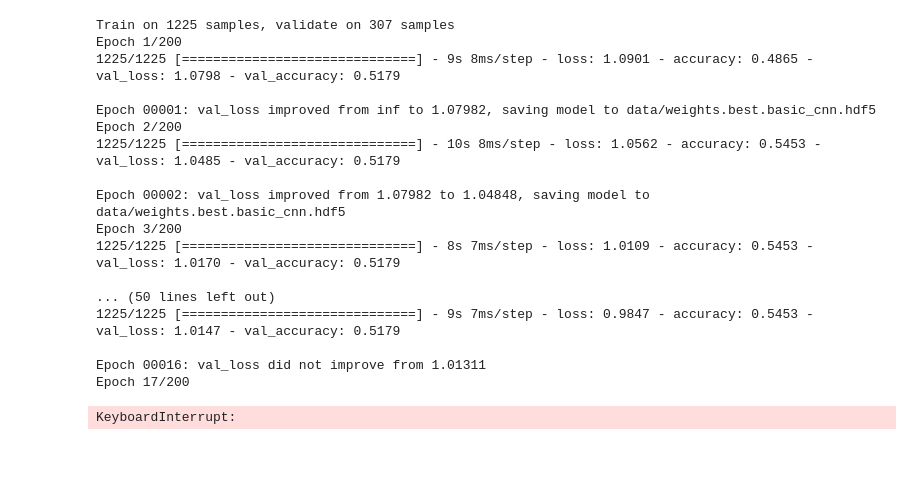
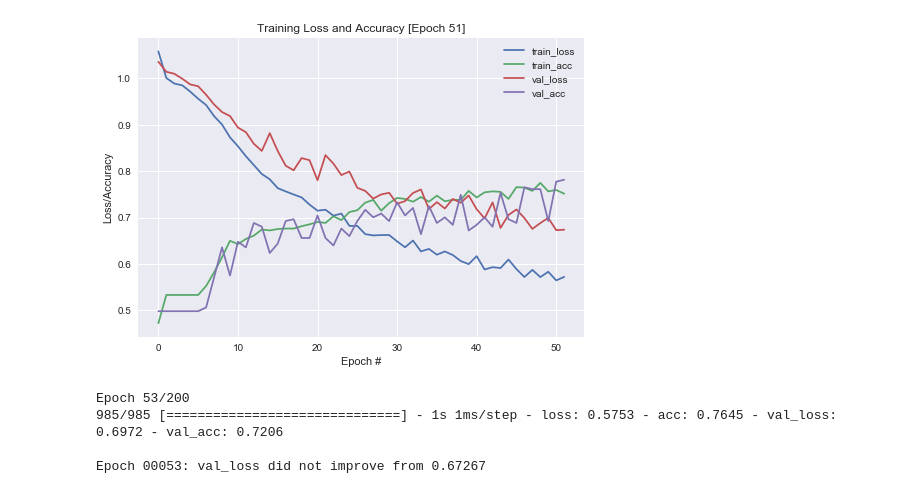
Before and after one commit to juancrescente/ia-litoral, a Jupyter notebook: model.ipynb, the cells around one changed output. Drawn from its saved outputs; the diff is of its cells as text; code cells hidden in the pictures; blank space fills up the shorter version.

```diff
--- a/model.ipynb
+++ b/model.ipynb
@@ -29,19 +29,14 @@ df.head(2)
 IPython.display.Audio(df.loc[4]['filename'])
 # %% [output]
 [interactive output not drawn]
-# %%
-def extract_features(file_name):
-    try:
-        audio, sample_rate = librosa.load(file_name, res_type='kaiser_fast')
-        mfccs = librosa.feature.mfcc(y=audio, sr=sample_rate, n_mfcc=num_cc)
-        pad_width = max_pad_len - mfccs.shape[1]
-        mfccs = np.pad(mfccs, pad_width=((0, 0), (0, pad_width)), mode='constant')
-
-    except Exception as e:
-        print("Error encountered while parsing file: ", file)
-        return None
-
-    return mfccs
+# %%
+def extract_features(file_name):
+    X, sample_rate = librosa.load(file_name, res_type='scipy')
+    sample_rate = np.array(sample_rate)
+    #mfccs = np.mean(librosa.feature.mfcc(y=X, sr=sample_rate, n_mfcc=num_cc), axis=0)
+    mfccs = librosa.feature.mfcc(y=X, sr=sample_rate, n_mfcc=num_cc)
+    mfccs = librosa.util.normalize(mfccs)
+    return mfccs
 # %%
 
 features = []
@@ -93,8 +88,10 @@ num_columns = max_pad_len
 num_channels = 1
 
 x_train, x_test, y_train, y_test = train_test_split(X, yy, test_size=0.2, random_state = 42)
-x_train = x_train.reshape(x_train.shape[0], num_rows, num_columns, num_channels)
-x_test = x_test.reshape(x_test.shape[0], num_rows, num_columns, num_channels)
+#x_train = x_train.reshape(x_train.shape[0], num_rows, num_columns, num_channels)
+#x_test = x_test.reshape(x_test.shape[0], num_rows, num_columns, num_channels)
+#x_train = np.expand_dims(x_train, axis=2)
+#x_test = np.expand_dims(x_test, axis=2)
 # %%
 x_train.shape
 # %% [output]
@@ -102,6 +158,6 @@ x_train.shape
 # %%
 
-def build_model(dropout=0.2, kernel_size=3, pool_size=2, optimizer='adam'):
+def build_model2(dropout=0.2, kernel_size=3, pool_size=2, optimizer='adam'):
     global x_train
     global x_test
     global y_train
@@ -124,15 +180,15 @@ def build_model(dropout=0.2, kernel_size=3, pool_size=2, optimizer='adam'):
 
     # Construct model
     model = Sequential()
-    model.add(Conv2D(filters=16, kernel_size=2, input_shape=(num_rows, num_columns, num_channels), activation='relu'))
+    model.add(Conv2D(filters=16, kernel_size=3, input_shape=(num_rows, num_columns, num_channels), activation='relu'))
     model.add(MaxPooling2D(pool_size=2))
     model.add(Dropout(0.2))
 
-    model.add(Conv2D(filters=32, kernel_size=2, activation='relu'))
+    model.add(Conv2D(filters=32, kernel_size=3, activation='relu'))
     model.add(MaxPooling2D(pool_size=2))
     model.add(Dropout(0.2))
 
-    model.add(Conv2D(filters=64, kernel_size=2, activation='relu'))
+    model.add(Conv2D(filters=64, kernel_size=3, activation='relu'))
     model.add(MaxPooling2D(pool_size=2))
     model.add(Dropout(0.2))
 
@@ -171,45 +276,32 @@ Pre-training accuracy: 18.5668%
 # %%
 #https://medium.com/@mikesmales/sound-classification-using-deep-learning-8bc2aa1990b7
 from keras.callbacks import EarlyStopping, ModelCheckpoint
 from datetime import datetime
 
 num_epochs = 200
-num_batch_size = 200
+num_batch_size = 150
 
-es = EarlyStopping(monitor='val_loss', patience=5)
+es = EarlyStopping(monitor='val_loss', patience=150)
 ch = ModelCheckpoint(filepath='data/weights.best.basic_cnn.hdf5',
                                verbose=1, save_best_only=True)
 
 
-callbacks = [es, ch]
+callbacks = [es, ch, LivePlot()]
 start = datetime.now()
 
 model.fit(x_train, y_train, batch_size=num_batch_size,
           epochs=num_epochs,
           validation_data=(x_test, y_test),
           verbose=1,
           callbacks=callbacks)
 
 
 duration = datetime.now() - start
 print("Training completed in time: ", duration)
 # %% [output]
+[figure, added]
-Train on 1225 samples, validate on 307 samples
-Epoch 1/200
-1225/1225 [==============================] - 9s 8ms/step - loss: 1.0901 - accuracy: 0.4865 - val_loss: 1.0798 - val_accuracy: 0.5179
+Epoch 53/200
+985/985 [==============================] - 1s 1ms/step - loss: 0.5753 - acc: 0.7645 - val_loss: 0.6972 - val_acc: 0.7206
 
-Epoch 00001: val_loss improved from inf to 1.07982, saving model to data/weights.best.basic_cnn.hdf5
-Epoch 2/200
-1225/1225 [==============================] - 10s 8ms/step - loss: 1.0562 - accuracy: 0.5453 - val_loss: 1.0485 - val_accuracy: 0.5179
-
-Epoch 00002: val_loss improved from 1.07982 to 1.04848, saving model to data/weights.best.basic_cnn.hdf5
-Epoch 3/200
-1225/1225 [==============================] - 8s 7ms/step - loss: 1.0109 - accuracy: 0.5453 - val_loss: 1.0170 - val_accuracy: 0.5179
-
-... (50 lines left out)
-1225/1225 [==============================] - 9s 7ms/step - loss: 0.9847 - accuracy: 0.5453 - val_loss: 1.0147 - val_accuracy: 0.5179
-
-Epoch 00016: val_loss did not improve from 1.01311
-Epoch 17/200
+Epoch 00053: val_loss did not improve from 0.67267
-KeyboardInterrupt:
 # %%
```
Also changed, not shown: parts of 11 cells of this notebook, 2 other files.
